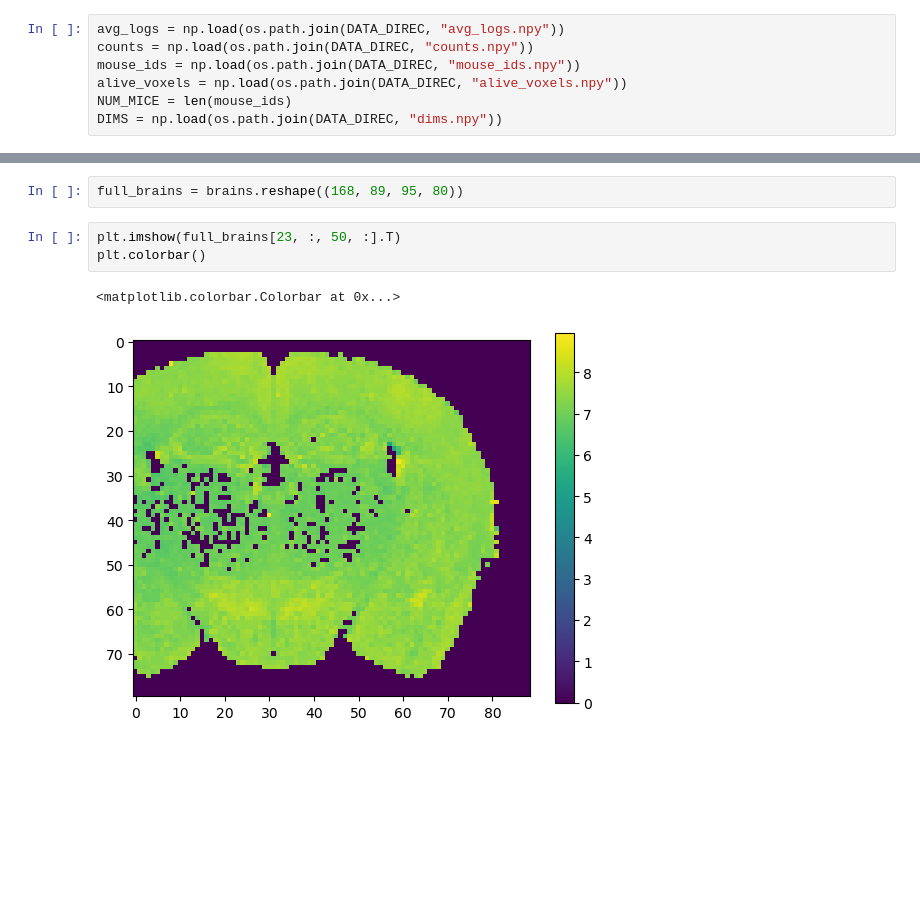
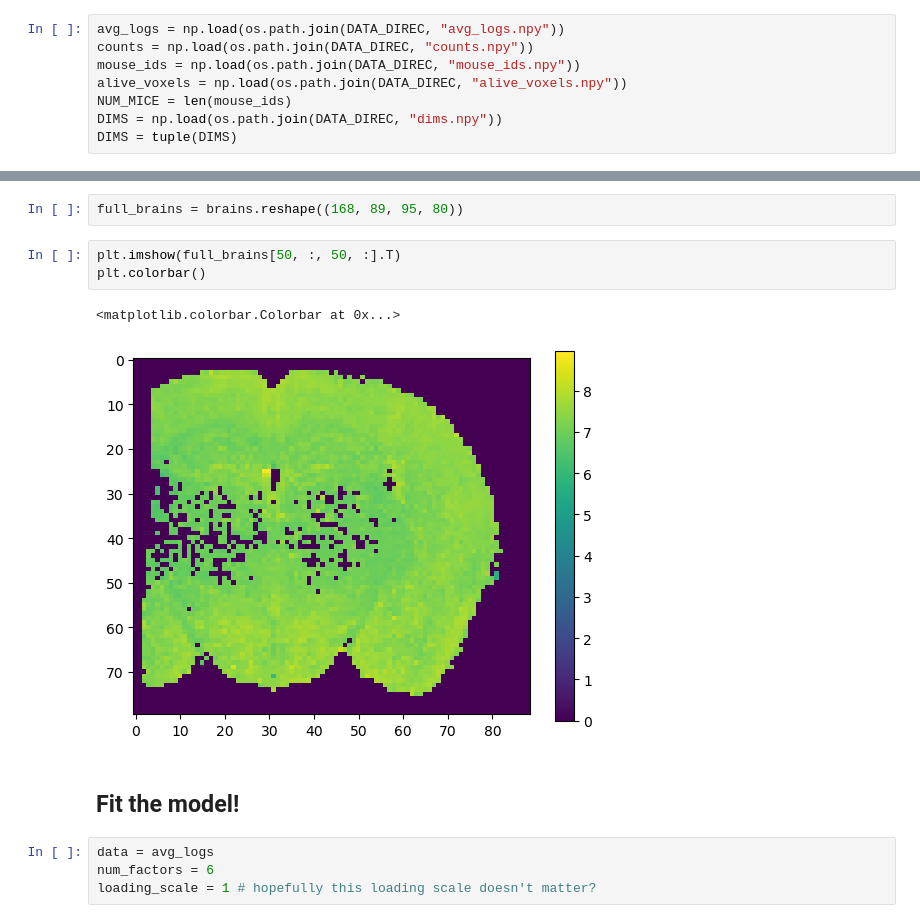
Before and after one commit to lindermanlab/fos, a Jupyter notebook: visualize_brains.ipynb, the cells around one changed output, grey strips where cells are left out. Drawn from its saved outputs; the diff is of its cells as text; blank space fills up the shorter version.

```diff
--- a/visualize_brains.ipynb
+++ b/visualize_brains.ipynb
@@ -16,3 +30,4 @@ mouse_ids = np.load(os.path.join(DATA_DIREC, "mouse_ids.npy"))
 alive_voxels = np.load(os.path.join(DATA_DIREC, "alive_voxels.npy"))
 NUM_MICE = len(mouse_ids)
 DIMS = np.load(os.path.join(DATA_DIREC, "dims.npy"))
+DIMS = tuple(DIMS)
@@ -27,8 +46,14 @@ brains.shape
 # %%
 full_brains = brains.reshape((168, 89, 95, 80))
 # %%
-plt.imshow(full_brains[23, :, 50, :].T)
+plt.imshow(full_brains[50, :, 50, :].T)
 plt.colorbar()
 # %% [output]
 <matplotlib.colorbar.Colorbar at 0x...>
-[figure, old version]
+[figure, new version]
+# %% [markdown]
+## Fit the model!
+# %%
+data = avg_logs
+num_factors = 6
+loading_scale = 1 # hopefully this loading scale doesn't matter?
```
Also changed, not shown: parts of 8 cells of this notebook, 3 other files.
